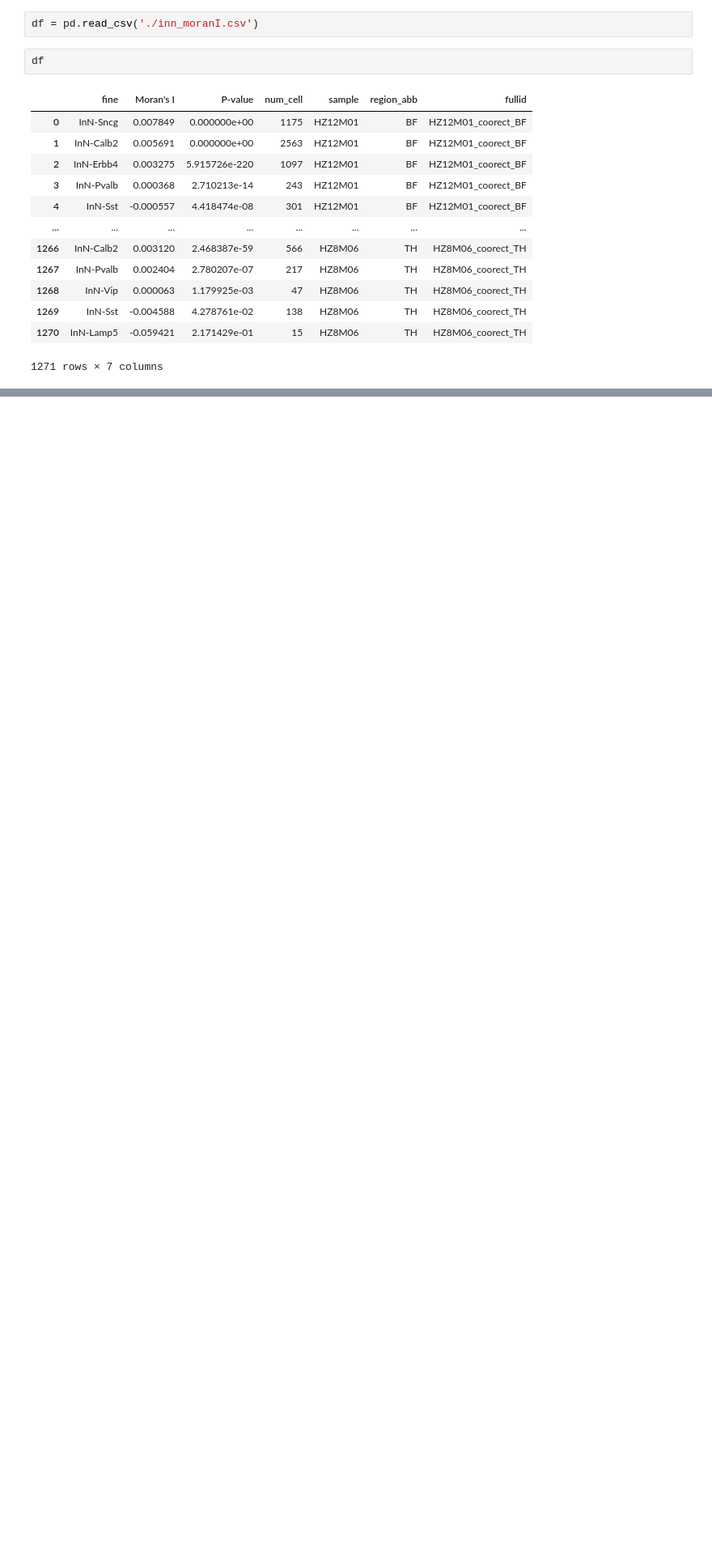
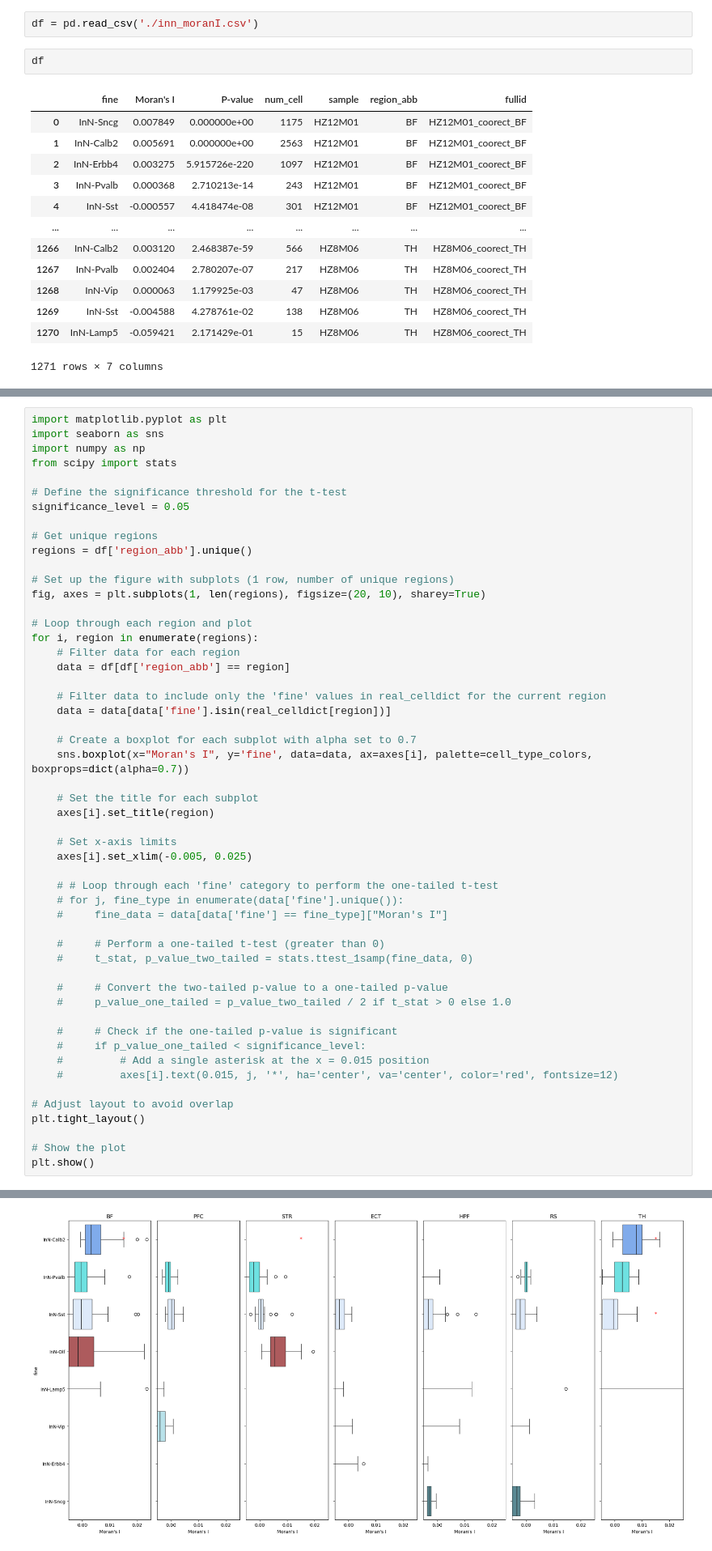
Before and after one commit to Biogod2020/gold_index, a Jupyter notebook: sup_fig_nb/neuronsfig.ipynb, the cells around one changed output, grey strips where cells are left out. Shown: that part at 81% size. Saved outputs shown, nothing was run; the diff lists cells and outputs as text; blank space fills up the shorter version.

```diff
--- a/sup_fig_nb/neuronsfig.ipynb
+++ b/sup_fig_nb/neuronsfig.ipynb
@@ -26,0 +342,53 @@ df
+# %%
+import matplotlib.pyplot as plt
+import seaborn as sns
+import numpy as np
+from scipy import stats
+
+# Define the significance threshold for the t-test
+significance_level = 0.05
+
+# Get unique regions
+regions = df['region_abb'].unique()
+
+# Set up the figure with subplots (1 row, number of unique regions)
+fig, axes = plt.subplots(1, len(regions), figsize=(20, 10), sharey=True)
+
+# Loop through each region and plot
+for i, region in enumerate(regions):
+    # Filter data for each region
+    data = df[df['region_abb'] == region]
+
+    # Filter data to include only the 'fine' values in real_celldict for the current region
+    data = data[data['fine'].isin(real_celldict[region])]
+
+    # Create a boxplot for each subplot with alpha set to 0.7
+    sns.boxplot(x="Moran's I", y='fine', data=data, ax=axes[i], palette=cell_type_colors, boxprops=dict(alpha=0.7))
+
+    # Set the title for each subplot
+    axes[i].set_title(region)
+
+    # Set x-axis limits
+    axes[i].set_xlim(-0.005, 0.025)
+
+    # # Loop through each 'fine' category to perform the one-tailed t-test
+    # for j, fine_type in enumerate(data['fine'].unique()):
+    #     fine_data = data[data['fine'] == fine_type]["Moran's I"]
+
+    #     # Perform a one-tailed t-test (greater than 0)
+    #     t_stat, p_value_two_tailed = stats.ttest_1samp(fine_data, 0)
+
+    #     # Convert the two-tailed p-value to a one-tailed p-value
+    #     p_value_one_tailed = p_value_two_tailed / 2 if t_stat > 0 else 1.0
+
+    #     # Check if the one-tailed p-value is significant
+    #     if p_value_one_tailed < significance_level:
+    #         # Add a single asterisk at the x = 0.015 position
+    #         axes[i].text(0.015, j, '*', ha='center', va='center', color='red', fontsize=12)
+
+# Adjust layout to avoid overlap
+plt.tight_layout()
+
+# Show the plot
+plt.show()
+# %% [output]
@@ -26,0 +412 @@ df
+[figure, added]
```
Also changed, not shown: parts of 11 cells of this notebook, 14 other files.
